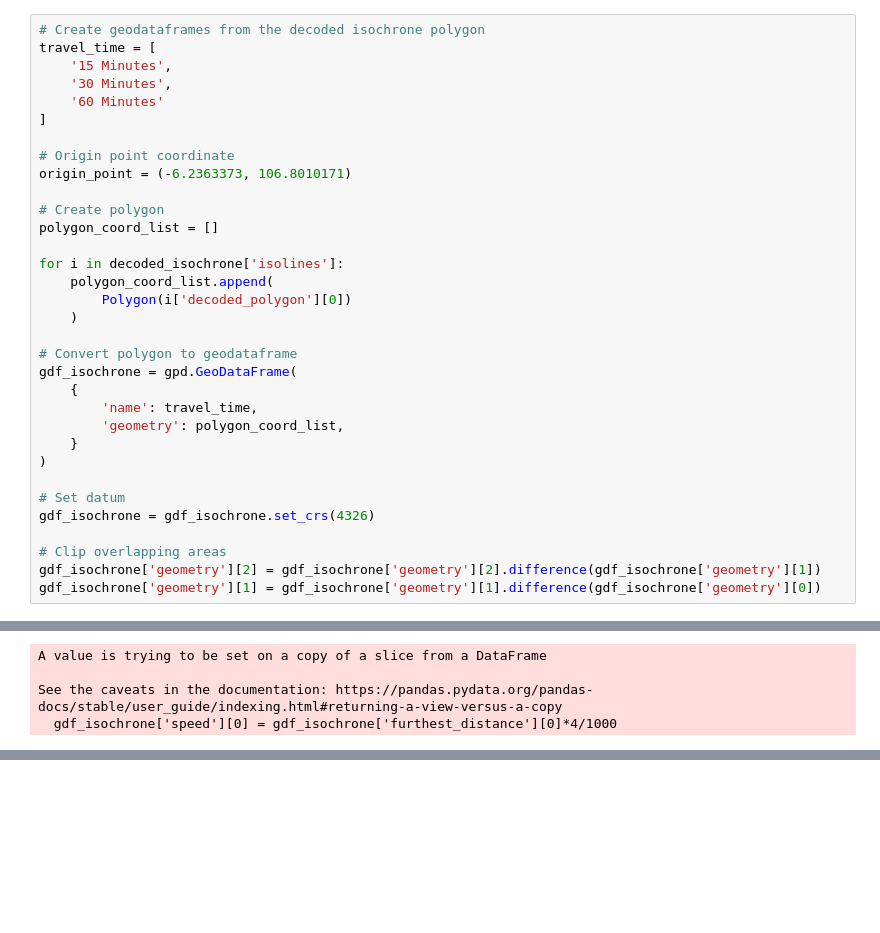
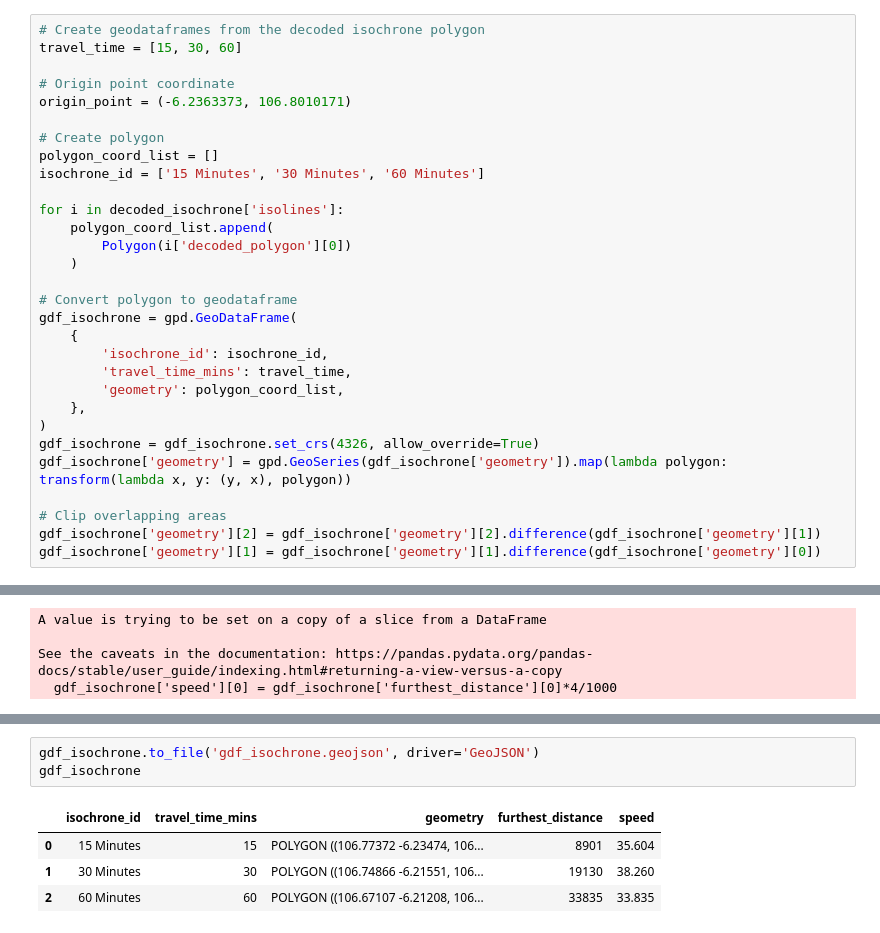
Before and after one commit to dimasrdwiaji/isochrone-map, a Jupyter notebook: isochrone.ipynb, the cells around one changed output, grey strips where cells are left out. Cells and saved outputs as stored; diff of their text form; blank space fills up the shorter version.

Commit message:
add explanation up to getting isochrone data

```diff
--- a/isochrone.ipynb
+++ b/isochrone.ipynb
@@ -80,17 +102,14 @@ def decode_polygon(data):
 decoded_isochrone = decode_polygon(isochrone_data)
 # %%
 # Create geodataframes from the decoded isochrone polygon
-travel_time = [
-    '15 Minutes',
-    '30 Minutes',
-    '60 Minutes'
-]
+travel_time = [15, 30, 60]
 
 # Origin point coordinate
 origin_point = (-6.2363373, 106.8010171)
 
 # Create polygon
 polygon_coord_list = []
+isochrone_id = ['15 Minutes', '30 Minutes', '60 Minutes']
 
 for i in decoded_isochrone['isolines']:
     polygon_coord_list.append(
@@ -100,13 +119,13 @@ for i in decoded_isochrone['isolines']:
 # Convert polygon to geodataframe
 gdf_isochrone = gpd.GeoDataFrame(
     {
-        'name': travel_time,
+        'isochrone_id': isochrone_id,
+        'travel_time_mins': travel_time,
         'geometry': polygon_coord_list,
-    }
+    },
 )
-
-# Set datum
-gdf_isochrone = gdf_isochrone.set_crs(4326)
+gdf_isochrone = gdf_isochrone.set_crs(4326, allow_override=True)
+gdf_isochrone['geometry'] = gpd.GeoSeries(gdf_isochrone['geometry']).map(lambda polygon: transform(lambda x, y: (y, x), polygon))
 
 # Clip overlapping areas
 gdf_isochrone['geometry'][2] = gdf_isochrone['geometry'][2].difference(gdf_isochrone['geometry'][1])
@@ -268,0 +215,8 @@ map
+# %%
+gdf_isochrone.to_file('gdf_isochrone.geojson', driver='GeoJSON')
+gdf_isochrone
+# %% [output]
+|  | isochrone_id | travel_time_mins | geometry | furthest_distance | speed |
+| 0 | 15 Minutes | 15 | POLYGON ((106.77372 -6.23474, 106... | 8901 | 35.604 |
+| 1 | 30 Minutes | 30 | POLYGON ((106.74866 -6.21551, 106... | 19130 | 38.260 |
+| 2 | 60 Minutes | 60 | POLYGON ((106.67107 -6.21208, 106... | 33835 | 33.835 |
```
Also changed, not shown: parts of 13 cells of this notebook.
